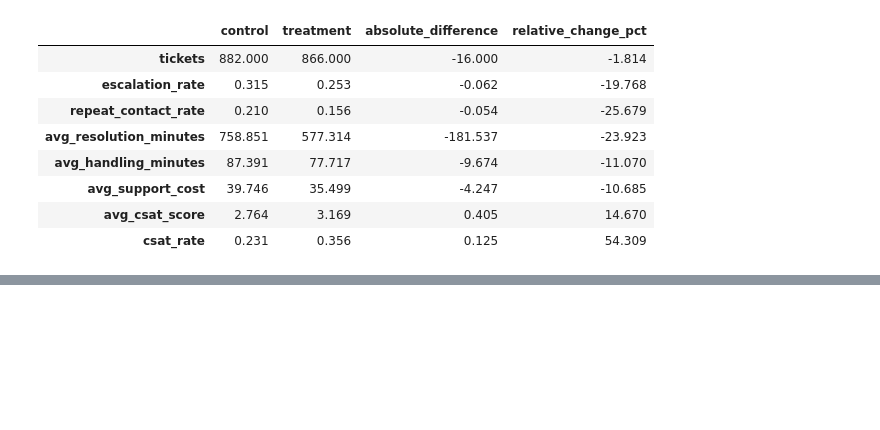
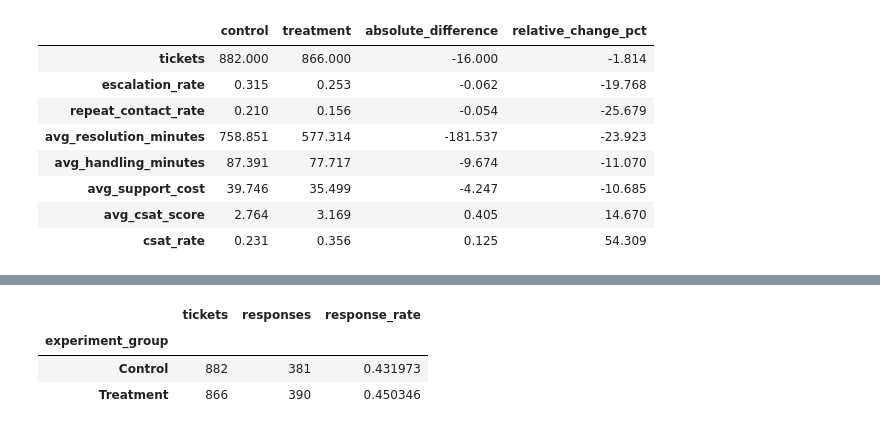
Before and after one commit to maryjonah/mobility-support-intelligence, a Jupyter notebook: notebooks/experiment_analysis.ipynb, the cells around one changed output, grey strips where cells are left out. Cells and saved outputs as stored; diff of their text form; code cells hidden in the pictures; blank space fills up the shorter version.

```diff
--- a/notebooks/experiment_analysis.ipynb
+++ b/notebooks/experiment_analysis.ipynb
@@ -196,0 +279,13 @@ treatment_effects.round(3)
+# %%
+response_summary = (
+experiment
+    .assign(responded=lambda df: df["csat_satisfied"].notna().astype(int))
+    .groupby("experiment_group")["responded"]
+    .agg(tickets="count", responses="sum", response_rate="mean")
+)
+response_summary
+# %% [output]
+|  | tickets | responses | response_rate |
+| experiment_group |  |  |  |
+| Control | 882 | 381 | 0.431973 |
+| Treatment | 866 | 390 | 0.450346 |
```
Also changed, not shown: parts of 11 cells of this notebook.
